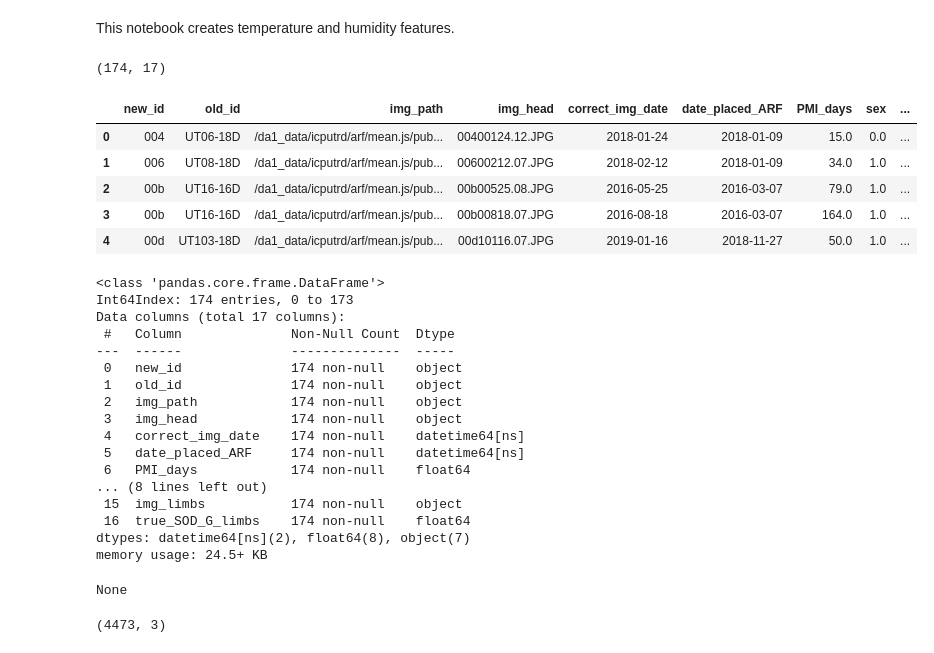
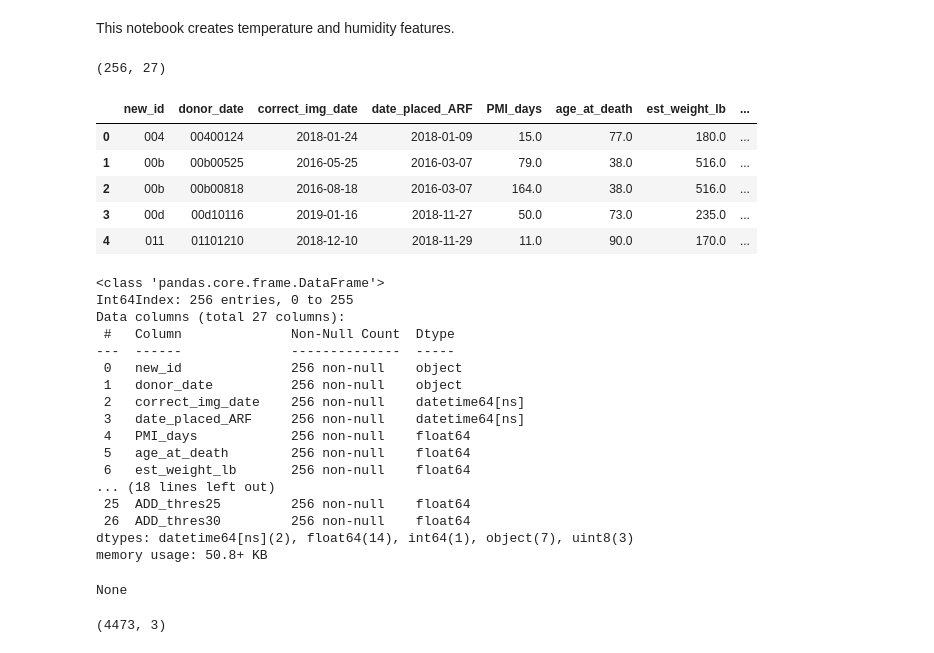
Before and after one commit to annamarianau/post_mortem_interval_estimation, a Jupyter notebook: notebooks/add_temp_hum_features.ipynb, the cells around one changed output. Drawn from its saved outputs; the diff is of its cells as text; code cells hidden in the pictures.

```diff
--- a/notebooks/add_temp_hum_features.ipynb
+++ b/notebooks/add_temp_hum_features.ipynb
@@ -12,35 +12,35 @@ pd.set_option('max_colwidth', 700)
 This notebook creates temperature and humidity features.
 # %%
 # import subset master dataset data
-data_df = pd.read_pickle('./../data/gelderman/gelderman_master_dataset.pkl')
+data_df = pd.read_pickle('../data/Gelderman_SOD_cohort/for_pmi_estimation.pkl')
 print(data_df.shape)
 display(data_df.head())
 display(data_df.info())
 # %% [output]
-(174, 17)
+(256, 27)
-|  | new_id | old_id | img_path | img_head | correct_img_date | date_placed_ARF | PMI_days | sex | ... |
-| 0 | 004 | UT06-18D | /da1_data/icputrd/arf/mean.js/pub... | 00400124.12.JPG | 2018-01-24 | 2018-01-09 | 15.0 | 0.0 | ... |
-| 1 | 006 | UT08-18D | /da1_data/icputrd/arf/mean.js/pub... | 00600212.07.JPG | 2018-02-12 | 2018-01-09 | 34.0 | 1.0 | ... |
-| 2 | 00b | UT16-16D | /da1_data/icputrd/arf/mean.js/pub... | 00b00525.08.JPG | 2016-05-25 | 2016-03-07 | 79.0 | 1.0 | ... |
-| 3 | 00b | UT16-16D | /da1_data/icputrd/arf/mean.js/pub... | 00b00818.07.JPG | 2016-08-18 | 2016-03-07 | 164.0 | 1.0 | ... |
-| 4 | 00d | UT103-18D | /da1_data/icputrd/arf/mean.js/pub... | 00d10116.07.JPG | 2019-01-16 | 2018-11-27 | 50.0 | 1.0 | ... |
+|  | new_id | donor_date | correct_img_date | date_placed_ARF | PMI_days | age_at_death | est_weight_lb | ... |
+| 0 | 004 | 00400124 | 2018-01-24 | 2018-01-09 | 15.0 | 77.0 | 180.0 | ... |
+| 1 | 00b | 00b00525 | 2016-05-25 | 2016-03-07 | 79.0 | 38.0 | 516.0 | ... |
+| 2 | 00b | 00b00818 | 2016-08-18 | 2016-03-07 | 164.0 | 38.0 | 516.0 | ... |
+| 3 | 00d | 00d10116 | 2019-01-16 | 2018-11-27 | 50.0 | 73.0 | 235.0 | ... |
+| 4 | 011 | 01101210 | 2018-12-10 | 2018-11-29 | 11.0 | 90.0 | 170.0 | ... |
 <class 'pandas.core.frame.DataFrame'>
-Int64Index: 174 entries, 0 to 173
-Data columns (total 17 columns):
+Int64Index: 256 entries, 0 to 255
+Data columns (total 27 columns):
  #   Column              Non-Null Count  Dtype
 ---  ------              --------------  -----
- 0   new_id              174 non-null    object
- 1   old_id              174 non-null    object
- 2   img_path            174 non-null    object
- 3   img_head            174 non-null    object
- 4   correct_img_date    174 non-null    datetime64[ns]
- 5   date_placed_ARF     174 non-null    datetime64[ns]
- 6   PMI_days            174 non-null    float64
-... (8 lines left out)
- 15  img_limbs           174 non-null    object
- 16  true_SOD_G_limbs    174 non-null    float64
-dtypes: datetime64[ns](2), float64(8), object(7)
-memory usage: 24.5+ KB
+ 0   new_id              256 non-null    object
+ 1   donor_date          256 non-null    object
+ 2   correct_img_date    256 non-null    datetime64[ns]
+ 3   date_placed_ARF     256 non-null    datetime64[ns]
+ 4   PMI_days            256 non-null    float64
+ 5   age_at_death        256 non-null    float64
+ 6   est_weight_lb       256 non-null    float64
+... (18 lines left out)
+ 25  ADD_thres25         256 non-null    float64
+ 26  ADD_thres30         256 non-null    float64
+dtypes: datetime64[ns](2), float64(14), int64(1), object(7), uint8(3)
+memory usage: 50.8+ KB
 None
 # %%
 # import LCD weather data (hourly)
```
Also changed, not shown: parts of 5 cells of this notebook, 19 other files.
